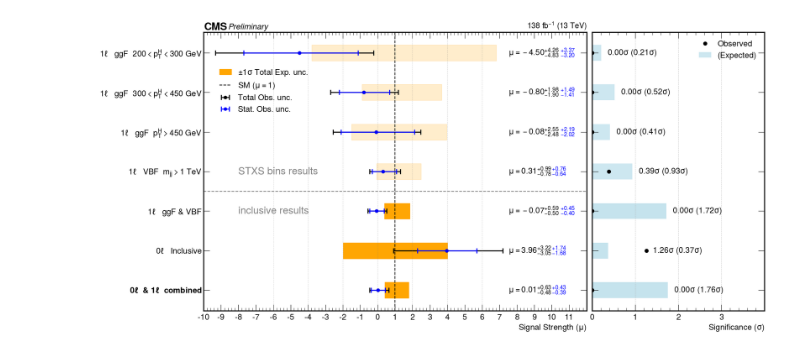
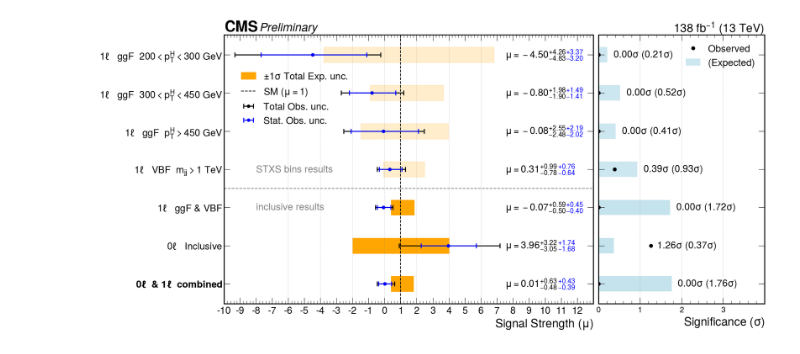
Before and after one commit to StephenChao/datacards, a Jupyter notebook: results/res_plot.ipynb, the cells around one changed output. Cells and saved outputs as stored; diff of their text form; code cells hidden in the pictures.

```diff
--- a/results/res_plot.ipynb
+++ b/results/res_plot.ipynb
@@ -93,26 +93,27 @@ for i in range(len(channels)):
     text_total = r"$\mu = {:.2f}^{{+{:.2f}}}_{{-{:.2f}}}$".format(
         observed_mu[i], observed_upper_total[i], observed_lower_total[i]
     )
-    ax.text(7.5, y_pos[i], text_total, va='center', ha='left', fontsize=16)
+    ax.text(7.5, y_pos[i], text_total, va='center', ha='left', fontsize=20)
 
     # 统计不确定度标签
     text_stat = r"$^{{+{:.2f}}}_{{-{:.2f}}}$".format(
         observed_upper_stat[i], observed_lower_stat[i]
     )
-    ax.text( len(text_total)/2 - 4.0, y_pos[i], text_stat, va='center', ha='left', fontsize=16, color='blue')
+    ax.text( len(text_total)/2 - 3.2, y_pos[i], text_stat, va='center', ha='left', fontsize=20, color='blue')
 
 # 坐标轴设置
-ax.set_xlabel('Signal Strength ($\mu$)', fontsize=16)
+ax.set_xlabel('Signal Strength ($\mu$)', fontsize=24)
 # ax.set_ylabel('Channel', fontsize=16, labelpad=1)
 ax.set_yticks(y_pos)
-ax.set_yticklabels(channels, fontsize=16)
-ax.set_xlim(-10, 12)
-ax.set_xticks(np.arange(-10, 12, 1))
-ax.tick_params(axis='both', which='major', labelsize=16)
+ax.set_yticklabels(channels, fontsize=20)
+ax.set_xlim(-10, 13)
+ax.set_xticks(np.arange(-10, 13, 1))
+ax.tick_params(axis='x', which='major', labelsize=20)
 
 # CMS标注
-hep.cms.label(ax=ax, data=True, llabel='Preliminary', rlabel='138 fb$^{-1}$ (13 TeV)',
-             fontsize=16, loc=0)
+# hep.cms.label(ax=ax, data=True, llabel='Preliminary', rlabel='138 fb$^{-1}$ (13 TeV)', fontsize=24, loc=0)
+hep.cms.label(ax=ax, data=True, llabel='Preliminary', rlabel='', fontsize=24, loc=0)
+ax.text( 18, 6.7, "138 fb$^{-1}$ (13 TeV)", va='center', ha='left', fontsize=24, color='black')
 
 # ================= 右侧显著性图 =================
 for i in range(len(expected_sig)):
@@ -128,36 +129,36 @@ for i in range(len(expected_sig)):
             color='lightblue', alpha=0.6 if i<4 else 0.7,label = "(Expected)" if i == 1 else None)
 
     # 观测值标记
     ax2.plot(observed_sig[i], y_pos[i], 'ko', markersize=7, label ="Observed" if i == 1 else None)
 
     # 数值标签
     sig_text = f"{observed_sig[i]:.2f}σ ({expected_sig[i]:.2f}σ)"
     ax2.text(max(observed_sig[i], expected_sig[i]) + 0.15, y_pos[i],
-            sig_text, va='center', ha='left', fontsize=16)
+            sig_text, va='center', ha='left', fontsize=20)
 
 # 显著性图设置
-ax2.set_xlabel('Significance ($\sigma$)', fontsize=16)
+ax2.set_xlabel('Significance ($\sigma$)', fontsize=24)
 ax2.set_xlim(0, 4)
 ax2.set_xticks(np.arange(0, 4, 1))
 ax2.tick_params(axis='x', labelsize=16)
 ax2.grid(True, axis='x', linestyle='--', alpha=0.6)
 
 # 添加图例
 handles, labels = ax.get_legend_handles_labels()
 legend_order = [0, 1, 2,3]  # 调整图例顺序
 ax.legend([handles[idx] for idx in legend_order],
          [labels[idx] for idx in legend_order],
          loc='upper left', frameon=False,
-         fontsize=16, bbox_to_anchor=(0.02, 0.9))
-ax2.legend(loc='best', frameon=False, fontsize=16)
+         fontsize=20, bbox_to_anchor=(0.02, 0.9))
+ax2.legend(loc='best', frameon=False, fontsize=20)
 
 ax.text( -8, 3, "STXS bins results", va='center', ha='left', fontsize=20, color='grey')
 ax.text( -8, 2, "inclusive results", va='center', ha='left', fontsize=20, color='grey')
 
 # 调整布局
 # plt.subplots_adjust(left=0.18, right=0.97, top=0.94, bottom=0.08)
 
 # 保存输出
-plt.savefig('./plots/signal_strength_plot.pdf', bbox_inches='tight')
+plt.savefig('./plots/signal_strength_plot_9May.pdf', bbox_inches='tight')
 # %% [output]
-[figure, old version]
+[figure, new version]
```
Also changed, not shown: 3 other files.
